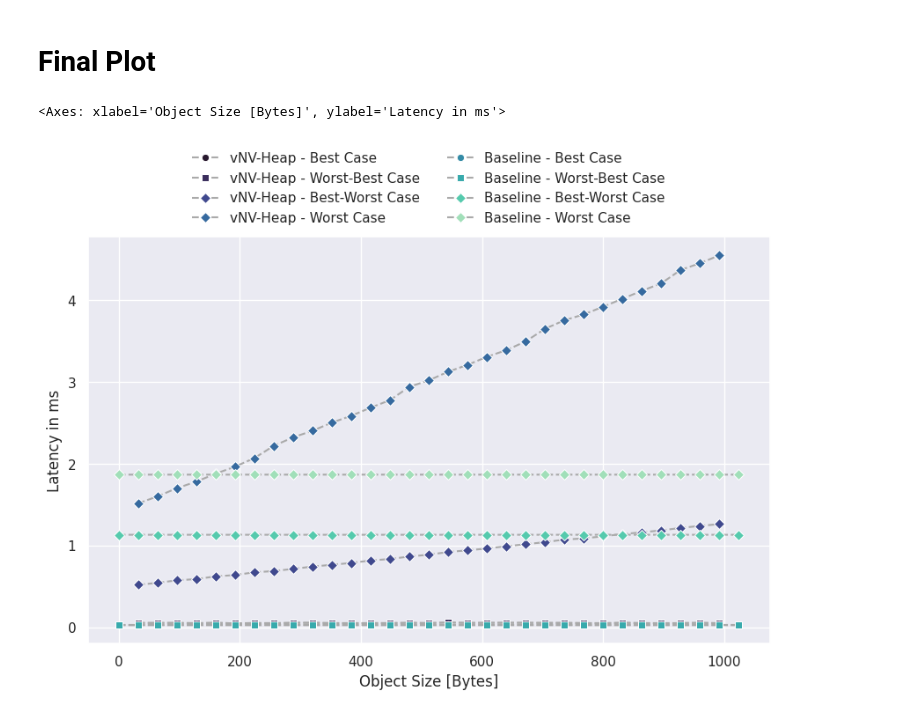
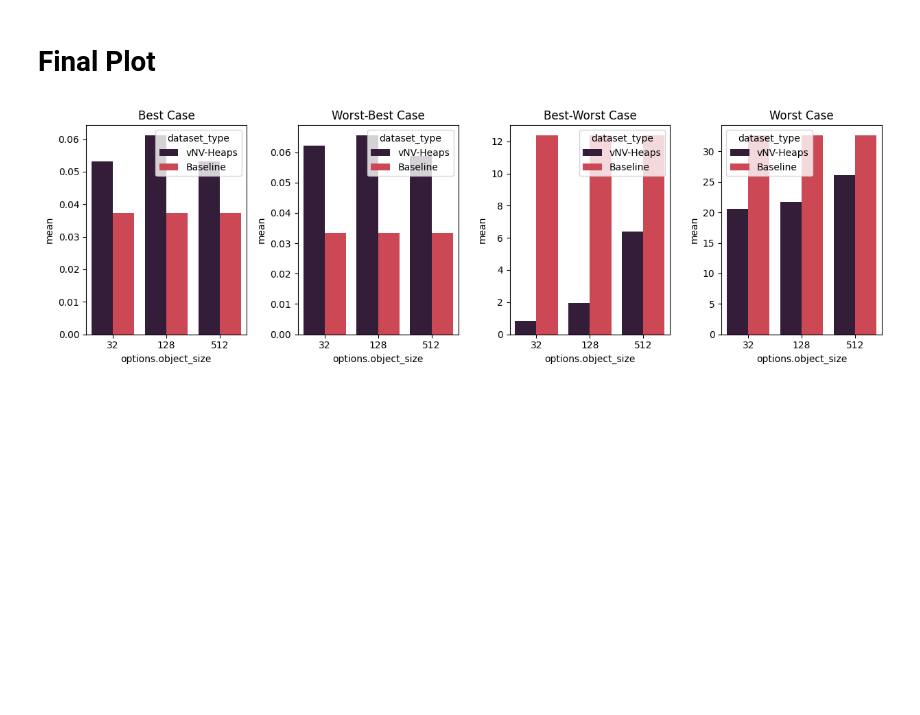
Before and after one commit to markus-gerber/vnv-heap, a Jupyter notebook: zephyr/vnv_heap_benchmark/analysis/get_ref.ipynb, the cells around one changed output. Drawn from its saved outputs; the diff is of its cells as text; code cells hidden in the pictures; blank space fills up the shorter version.

```diff
--- a/zephyr/vnv_heap_benchmark/analysis/get_ref.ipynb
+++ b/zephyr/vnv_heap_benchmark/analysis/get_ref.ipynb
@@ -90,45 +67,38 @@ Name: mean, dtype: float64
 # %% [markdown]
 # Final Plot
-# %%
-from util.plot import plot_lines
-
-scale = 32
-max_size = 1024
-
-def get_plot_data(dataset, marker_dict):
-    res = []
-    for id in dataset["benchmark_id"].unique():
-        row = dataset[dataset["benchmark_id"] == id].iloc[0].to_dict()
-        data = dataset[dataset["benchmark_id"] == id]
-        data = data[data["options.object_size"] % scale == 0]
-
-        res.append({
-            "name": f"{row["dataset_type"]} - {row["benchmark_title"]}",
-            "x": "options.object_size",
-            "y": "mean",
-            "marker": marker_dict[row["benchmark_title"]],
-            "data": data
-        })
-
-
-    return res
-
-plot_data = get_plot_data(dataset, {
-    "Best Case": "o",
-    "Worst-Best Case": "s",
-    "Best-Worst Case": "D",
-    "Worst Case": "D"
-})
-
-options = {
-    "data": plot_data,
-    "scale": unit,
-    "x_label": "Object Size [Bytes]",
-    "y_label": f"Latency in {unit}",
-    "legend_cols": 2
-}
-
-plot_lines(options)
-# %% [output]
-<Axes: xlabel='Object Size [Bytes]', ylabel='Latency in ms'>
-[figure, removed]
+# %%
+from util.plot import set_theme
+from util.convert import scale_and_filter_data
+import seaborn as sns
+import matplotlib.pyplot as plt
+
+#set_theme(colors=2)
+sns.set_palette(palette=[sns.color_palette("rocket")[0], sns.color_palette("rocket")[3]])
+
+titles = dataset["benchmark_title"].unique()
+
+fig, axes = plt.subplots(1, len(titles))
+fig.set_figheight(4)
+fig.set_figwidth(12.5)
+
+axes = axes.flatten()
+
+i = 0
+for benchmark_title in titles:
+    filtered = dataset[dataset["benchmark_title"] == benchmark_title]
+    filtered = scale_and_filter_data(filtered, unit, plotted_object_sizes)
+    g = sns.barplot(
+        data=filtered,
+        x="options.object_size", y="mean", hue="dataset_type",
+        #errorbar="sd", alpha=.8, height=6,
+        ax=axes[i]
+    )
+    g.set_title(benchmark_title)
+    i += 1
+
+
+plt.close(2)
+plt.close(3)
+plt.tight_layout()
+# %% [output]
+[figure, added]
```
Also changed, not shown: parts of 6 cells of this notebook, 8 other files.
